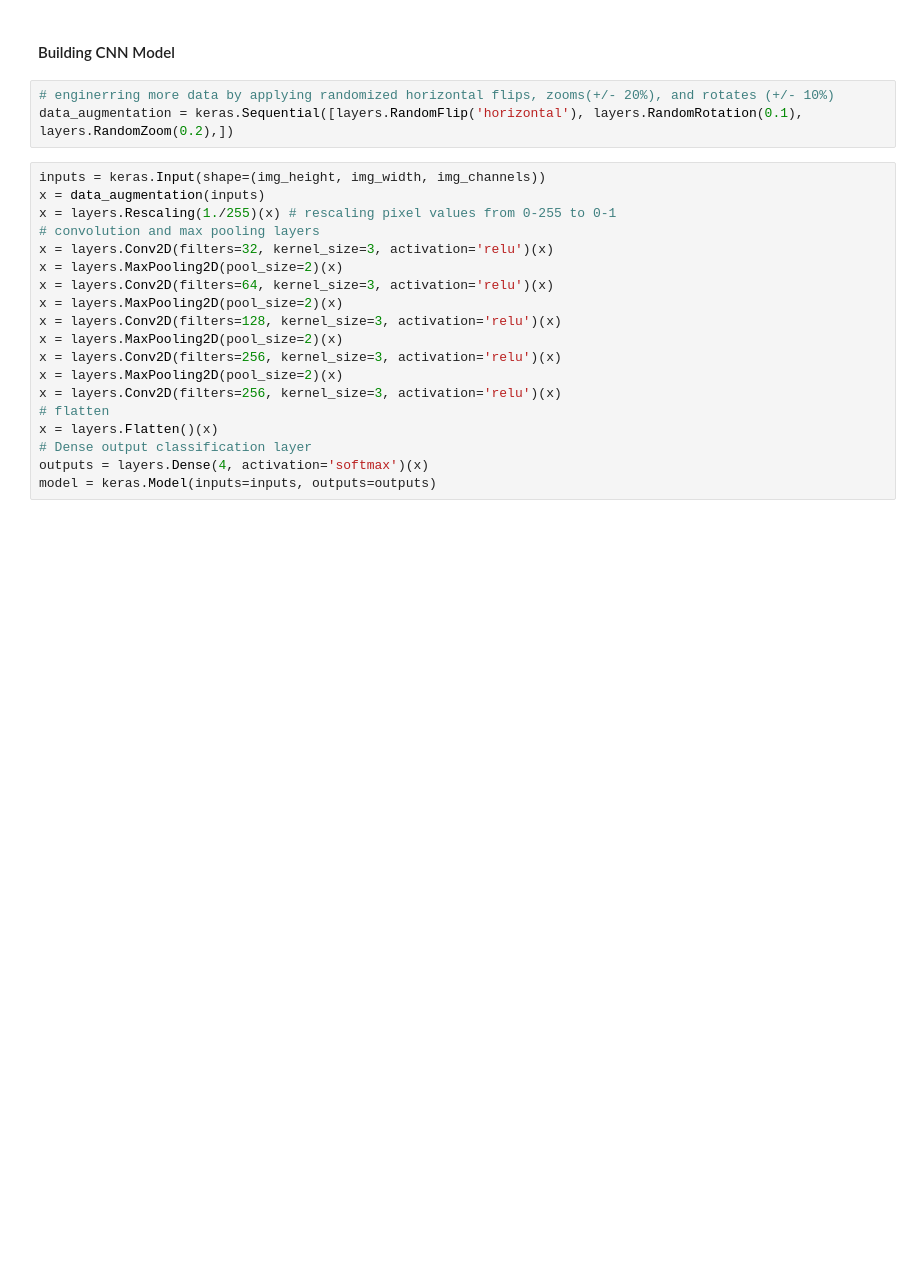
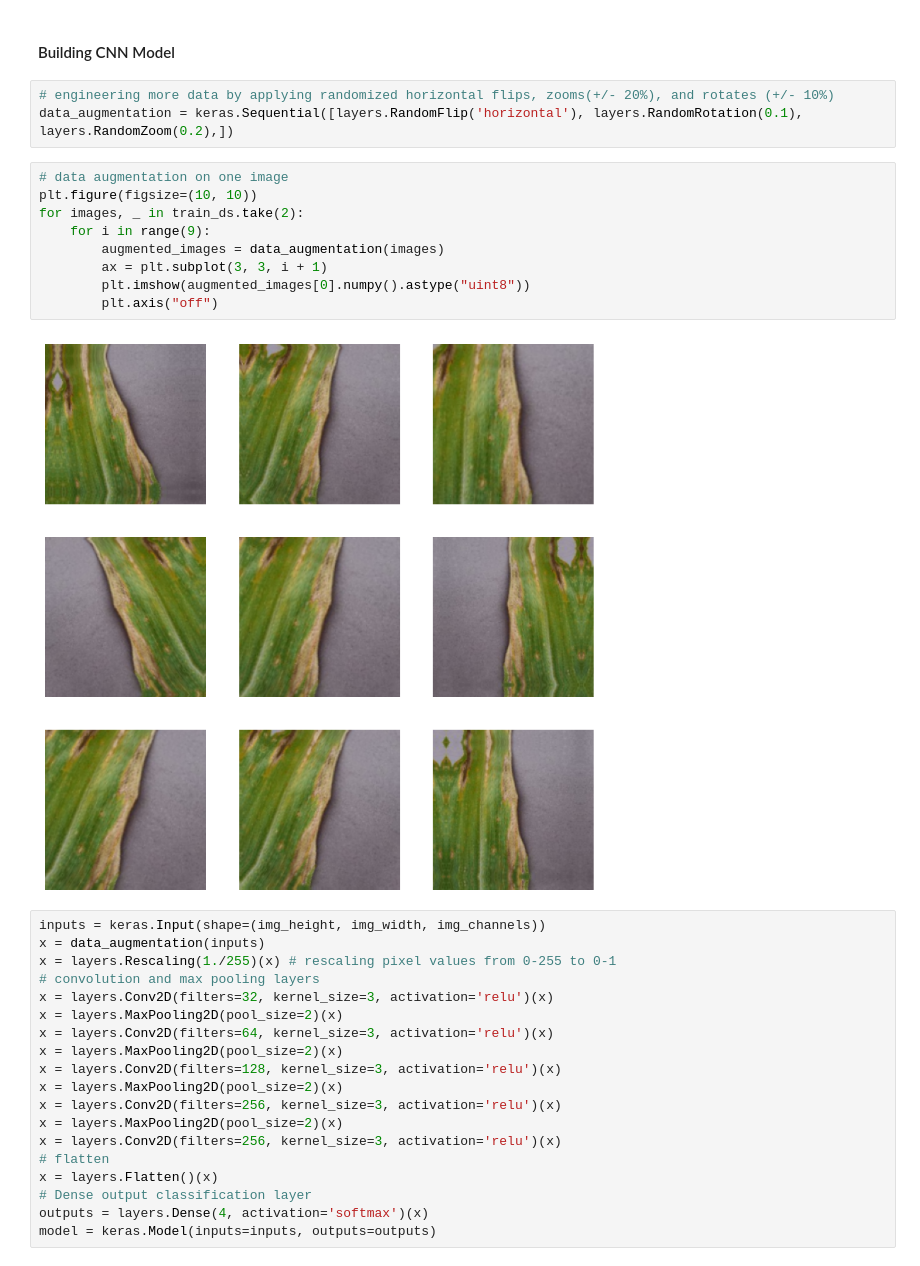
Before and after one commit to clementchen163/Corn-Leaf-Disease, a Jupyter notebook: 2. Preprocessing and Modeling/1. Base CNN with Original Data.ipynb, the cells around one changed output. Saved outputs shown, nothing was run; the diff lists cells and outputs as text; blank space fills up the shorter version.

```diff
--- a/2. Preprocessing and Modeling/1. Base CNN with Original Data.ipynb
+++ b/2. Preprocessing and Modeling/1. Base CNN with Original Data.ipynb
@@ -61,8 +61,19 @@ Found 843 files belonging to 4 classes.
 # %% [markdown]
 #### Building CNN Model
 # %%
-# enginerring more data by applying randomized horizontal flips, zooms(+/- 20%), and rotates (+/- 10%)
+# engineering more data by applying randomized horizontal flips, zooms(+/- 20%), and rotates (+/- 10%)
 data_augmentation = keras.Sequential([layers.RandomFlip('horizontal'), layers.RandomRotation(0.1), layers.RandomZoom(0.2),])
+# %%
+# data augmentation on one image
+plt.figure(figsize=(10, 10))
+for images, _ in train_ds.take(2):
+    for i in range(9):
+        augmented_images = data_augmentation(images)
+        ax = plt.subplot(3, 3, i + 1)
+        plt.imshow(augmented_images[0].numpy().astype("uint8"))
+        plt.axis("off")
+# %% [output]
+[figure, added]
 # %%
 inputs = keras.Input(shape=(img_height, img_width, img_channels))
 x = data_augmentation(inputs)
```
Also changed, not shown: parts of 2 cells of this notebook, 23 other files.
